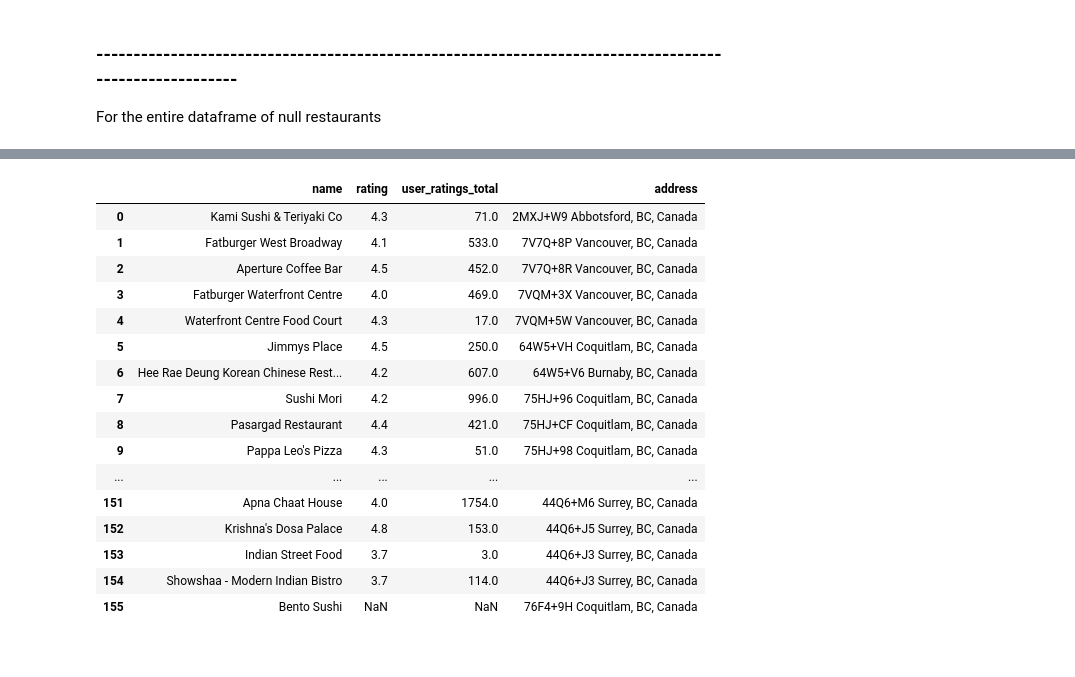
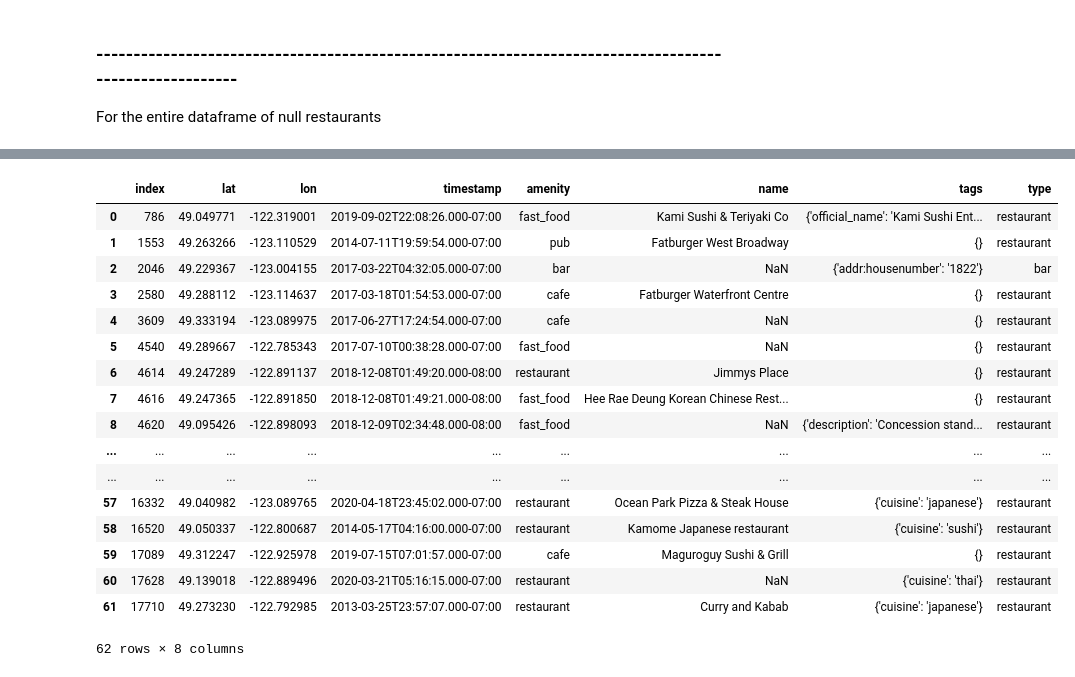
Before and after one commit to jeanetteandrews/RestaurantDensity, a Jupyter notebook: inexact_restaurants_v2.ipynb, the cells around one changed output, grey strips where cells are left out. Saved outputs shown, nothing was run; the diff lists cells and outputs as text; code cells hidden in the pictures.

```diff
--- a/inexact_restaurants_v2.ipynb
+++ b/inexact_restaurants_v2.ipynb
@@ -264,3 +191,0 @@ normalized_data = pd.json_normalize(requested_data, 'results')
-# %%
-pd.set_option('display.max_rows', None)
-normalized_data
@@ -284,0 +218,24 @@ normalized_data
+# %%
+# since each request generates multiple restaurants,
+# we have to select the 'first' option (which is the closest located restuarant)
+
+#create empty dataframe
+data = []
+df2 = pd.DataFrame(data)
+#columns = list(df2)
+
+#count number of rows in our restaurants dataframe
+index = null_rests.index
+number_of_rows = len(index)
+
+#normalize json and obtain the data we need
+#I'm not sure if this is the best method, but I had trouble with the json format
+for i in range(number_of_rows):
+    normalized_data2 = pd.json_normalize(requested_data.iloc[i]['results'])
+    if normalized_data2.empty == True:
+        data.append('NaN')
+    else:
+        data.append(normalized_data2.iloc[0]['name'])
+
+df2 = df2.append(data, True)
+df2
@@ -289,22 +265,28 @@ final_result = filtered_result.rename(columns={'plus_code.compound_code':'addres
 # we see here that there are approx double the results than the geolocations we searched
 # this is because we are getting back multiple results from the request due to the radius
 # TODO: figure out how to just get the first result
-final_result
+#final_result
-# %% [output]
-|  | name | rating | user_ratings_total | address |
-| 0 | Kami Sushi & Teriyaki Co | 4.3 | 71.0 | 2MXJ+W9 Abbotsford, BC, Canada |
-| 1 | Fatburger West Broadway | 4.1 | 533.0 | 7V7Q+8P Vancouver, BC, Canada |
-| 2 | Aperture Coffee Bar | 4.5 | 452.0 | 7V7Q+8R Vancouver, BC, Canada |
-| 3 | Fatburger Waterfront Centre | 4.0 | 469.0 | 7VQM+3X Vancouver, BC, Canada |
-| 4 | Waterfront Centre Food Court | 4.3 | 17.0 | 7VQM+5W Vancouver, BC, Canada |
-| 5 | Jimmys Place | 4.5 | 250.0 | 64W5+VH Coquitlam, BC, Canada |
-| 6 | Hee Rae Deung Korean Chinese Rest... | 4.2 | 607.0 | 64W5+V6 Burnaby, BC, Canada |
-| 7 | Sushi Mori | 4.2 | 996.0 | 75HJ+96 Coquitlam, BC, Canada |
-| 8 | Pasargad Restaurant | 4.4 | 421.0 | 75HJ+CF Coquitlam, BC, Canada |
-| 9 | Pappa Leo's Pizza | 4.3 | 51.0 | 75HJ+98 Coquitlam, BC, Canada |
-| ... | ... | ... | ... | ... |
-| 151 | Apna Chaat House | 4.0 | 1754.0 | 44Q6+M6 Surrey, BC, Canada |
-| 152 | Krishna's Dosa Palace | 4.8 | 153.0 | 44Q6+J5 Surrey, BC, Canada |
-| 153 | Indian Street Food | 3.7 | 3.0 | 44Q6+J3 Surrey, BC, Canada |
-| 154 | Showshaa - Modern Indian Bistro | 3.7 | 114.0 | 44Q6+J3 Surrey, BC, Canada |
-| 155 | Bento Sushi | NaN | NaN | 76F4+9H Coquitlam, BC, Canada |
+# %%
+null_rests = null_rests.reset_index()
+null_rests['name'] = df2[0]
+# %%
+null_rests
+# %% [output]
+|  | index | lat | lon | timestamp | amenity | name | tags | type |
+| 0 | 786 | 49.049771 | -122.319001 | 2019-09-02T22:08:26.000-07:00 | fast_food | Kami Sushi & Teriyaki Co | {'official_name': 'Kami Sushi Ent... | restaurant |
+| 1 | 1553 | 49.263266 | -123.110529 | 2014-07-11T19:59:54.000-07:00 | pub | Fatburger West Broadway | {} | restaurant |
+| 2 | 2046 | 49.229367 | -123.004155 | 2017-03-22T04:32:05.000-07:00 | bar | NaN | {'addr:housenumber': '1822'} | bar |
+| 3 | 2580 | 49.288112 | -123.114637 | 2017-03-18T01:54:53.000-07:00 | cafe | Fatburger Waterfront Centre | {} | restaurant |
+| 4 | 3609 | 49.333194 | -123.089975 | 2017-06-27T17:24:54.000-07:00 | cafe | NaN | {} | restaurant |
+| 5 | 4540 | 49.289667 | -122.785343 | 2017-07-10T00:38:28.000-07:00 | fast_food | NaN | {} | restaurant |
+| 6 | 4614 | 49.247289 | -122.891137 | 2018-12-08T01:49:20.000-08:00 | restaurant | Jimmys Place | {} | restaurant |
+| 7 | 4616 | 49.247365 | -122.891850 | 2018-12-08T01:49:21.000-08:00 | fast_food | Hee Rae Deung Korean Chinese Rest... | {} | restaurant |
+| 8 | 4620 | 49.095426 | -122.898093 | 2018-12-09T02:34:48.000-08:00 | fast_food | NaN | {'description': 'Concession stand... | restaurant |
+| ... | ... | ... | ... | ... | ... | ... | ... | ... |
+| ... | ... | ... | ... | ... | ... | ... | ... | ... |
+| 57 | 16332 | 49.040982 | -123.089765 | 2020-04-18T23:45:02.000-07:00 | restaurant | Ocean Park Pizza & Steak House | {'cuisine': 'japanese'} | restaurant |
+| 58 | 16520 | 49.050337 | -122.800687 | 2014-05-17T04:16:00.000-07:00 | restaurant | Kamome Japanese restaurant | {'cuisine': 'sushi'} | restaurant |
+| 59 | 17089 | 49.312247 | -122.925978 | 2019-07-15T07:01:57.000-07:00 | cafe | Maguroguy Sushi & Grill | {} | restaurant |
+| 60 | 17628 | 49.139018 | -122.889496 | 2020-03-21T05:16:15.000-07:00 | restaurant | NaN | {'cuisine': 'thai'} | restaurant |
+| 61 | 17710 | 49.273230 | -122.792985 | 2013-03-25T23:57:07.000-07:00 | restaurant | Curry and Kabab | {'cuisine': 'japanese'} | restaurant |
+62 rows × 8 columns
```
Also changed, not shown: parts of 20 cells of this notebook.
